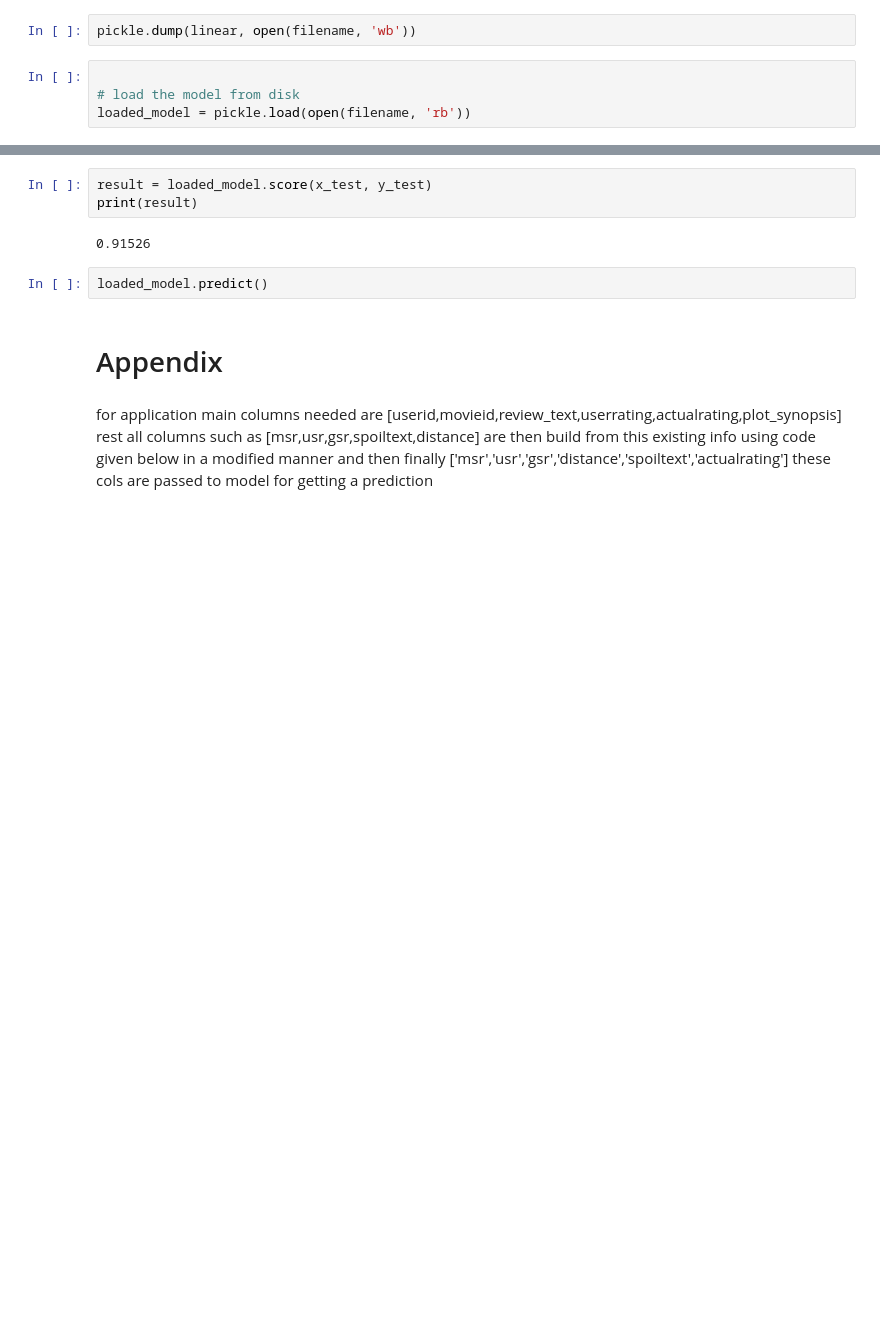
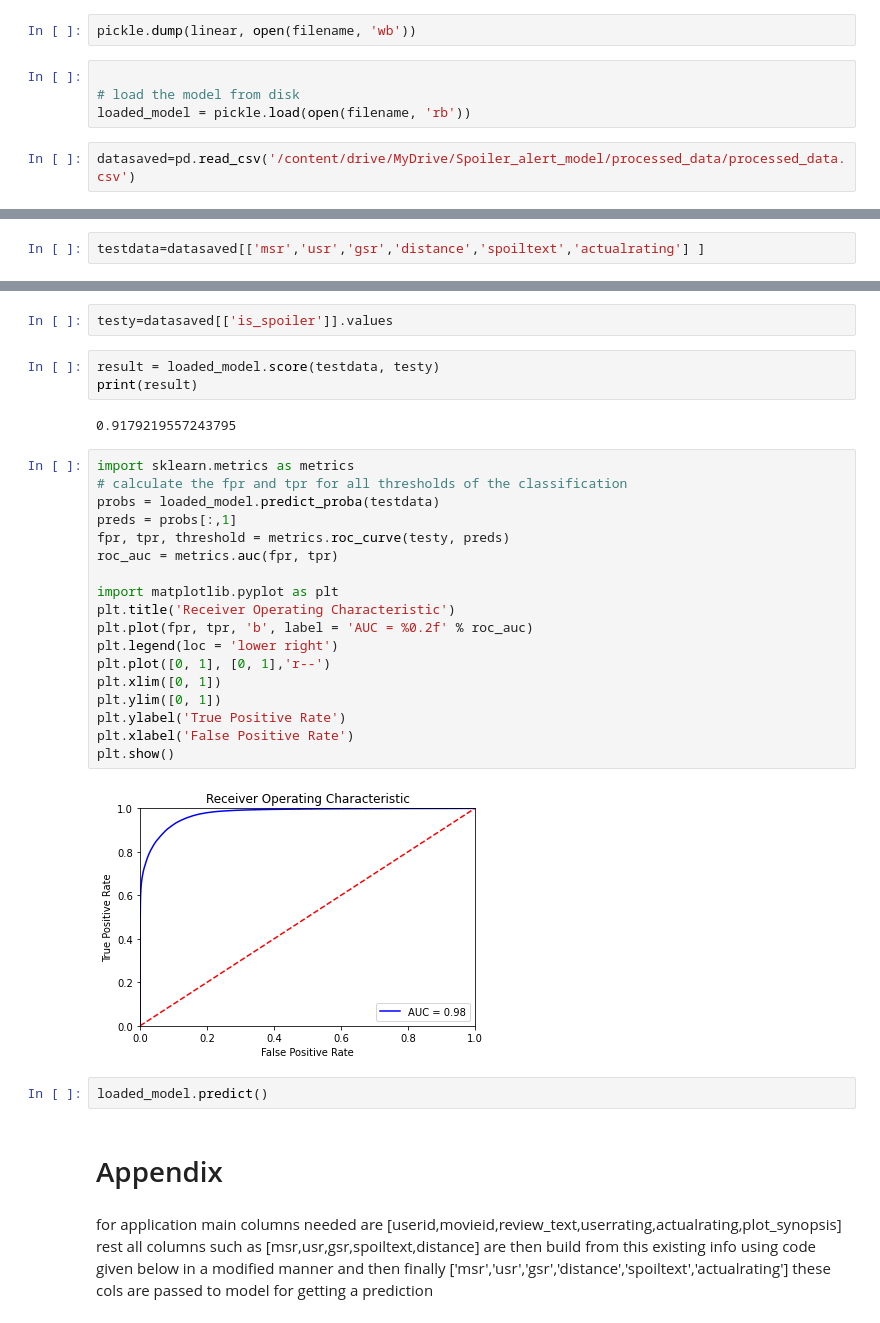
Before and after one commit to rahvlrawat/Spoiler-Classification-Recommendation-System, a Jupyter notebook: Spoiler_Alert.ipynb, the cells around one changed output, grey strips where cells are left out. Saved outputs shown, nothing was run; the diff lists cells and outputs as text; blank space fills up the shorter version.

```diff
--- a/Spoiler_Alert.ipynb
+++ b/Spoiler_Alert.ipynb
@@ -989,3 +990,5 @@ pickle.dump(linear, open(filename, 'wb'))
 
 # load the model from disk
 loaded_model = pickle.load(open(filename, 'rb'))
+# %%
+datasaved=pd.read_csv('/content/drive/MyDrive/Spoiler_alert_model/processed_data/processed_data.csv')
@@ -991,0 +1004,2 @@ loaded_model = pickle.load(open(filename, 'rb'))
+# %%
+testdata=datasaved[['msr','usr','gsr','distance','spoiltext','actualrating'] ]
@@ -992,8 +1015,30 @@ loaded_model = pickle.load(open(filename, 'rb'))
+# %%
+testy=datasaved[['is_spoiler']].values
 # %%
-result = loaded_model.score(x_test, y_test)
+result = loaded_model.score(testdata, testy)
 print(result)
 # %% [output]
-0.91526
+0.9179219557243795
+# %%
+import sklearn.metrics as metrics
+# calculate the fpr and tpr for all thresholds of the classification
+probs = loaded_model.predict_proba(testdata)
+preds = probs[:,1]
+fpr, tpr, threshold = metrics.roc_curve(testy, preds)
+roc_auc = metrics.auc(fpr, tpr)
+
+import matplotlib.pyplot as plt
+plt.title('Receiver Operating Characteristic')
+plt.plot(fpr, tpr, 'b', label = 'AUC = %0.2f' % roc_auc)
+plt.legend(loc = 'lower right')
+plt.plot([0, 1], [0, 1],'r--')
+plt.xlim([0, 1])
+plt.ylim([0, 1])
+plt.ylabel('True Positive Rate')
+plt.xlabel('False Positive Rate')
+plt.show()
+# %% [output]
+[figure, added]
 # %%
 loaded_model.predict()
 # %% [markdown]
```
Also changed, not shown: parts of 9 cells of this notebook.
